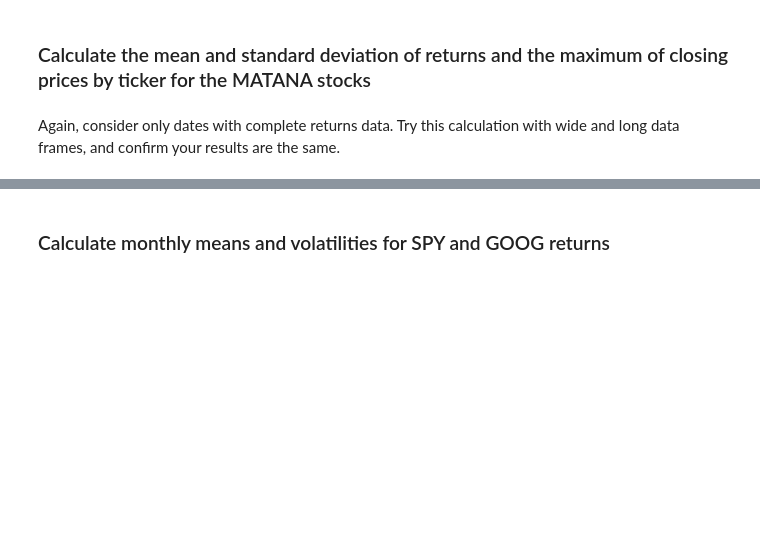
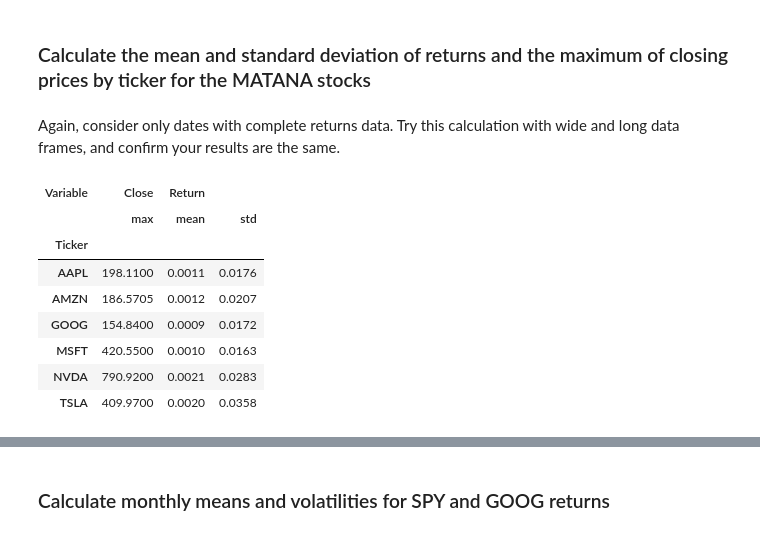
Before and after one commit to richard-herron/fina-6333-2024-spring, a Jupyter notebook: Notebooks/mckinney_10_practice_02.ipynb, the cells around one changed output, grey strips where cells are left out. Drawn from its saved outputs; the diff is of its cells as text; code cells hidden in the pictures; blank space fills up the shorter version.

```diff
--- a/Notebooks/mckinney_10_practice_02.ipynb
+++ b/Notebooks/mckinney_10_practice_02.ipynb
@@ -67,3 +107,8 @@ ind = (
 # %% [markdown]
 Consider only dates with complete returns data.
 Try this calculation with wide and long data frames, and confirm your results are the same.
+# %%
+matana = (
+    yf.download(tickers='MSFT AAPL TSLA AMZN NVDA GOOG')
+    .rename_axis(columns=['Variable', 'Ticker'])
+)
@@ -69,0 +119,3 @@ Try this calculation with wide and long data frames, and confirm your results ar
+# %%
+_ = pd.MultiIndex.from_product([['Return'], matana['Adj Close'].columns])
+matana[_] = matana['Adj Close'].iloc[:-1].pct_change()
@@ -72,3 +186,25 @@ Try this calculation with wide and long data frames, and confirm your results ar
 # %% [markdown]
 Again, consider only dates with complete returns data.
 Try this calculation with wide and long data frames, and confirm your results are the same.
+# %%
+a = (
+    matana
+    .dropna()
+    .stack()
+    .pivot_table(
+        index='Ticker',
+        aggfunc={'Return': ['mean', 'std'], 'Close': 'max'}
+    )
+)
+
+a
+# %% [output]
+| Variable | Close | Return |  |
+|  | max | mean | std |
+| Ticker |  |  |  |
+| AAPL | 198.1100 | 0.0011 | 0.0176 |
+| AMZN | 186.5705 | 0.0012 | 0.0207 |
+| GOOG | 154.8400 | 0.0009 | 0.0172 |
+| MSFT | 420.5500 | 0.0010 | 0.0163 |
+| NVDA | 790.9200 | 0.0021 | 0.0283 |
+| TSLA | 409.9700 | 0.0020 | 0.0358 |
```
Also changed, not shown: parts of 25 cells of this notebook, 5 other files.
